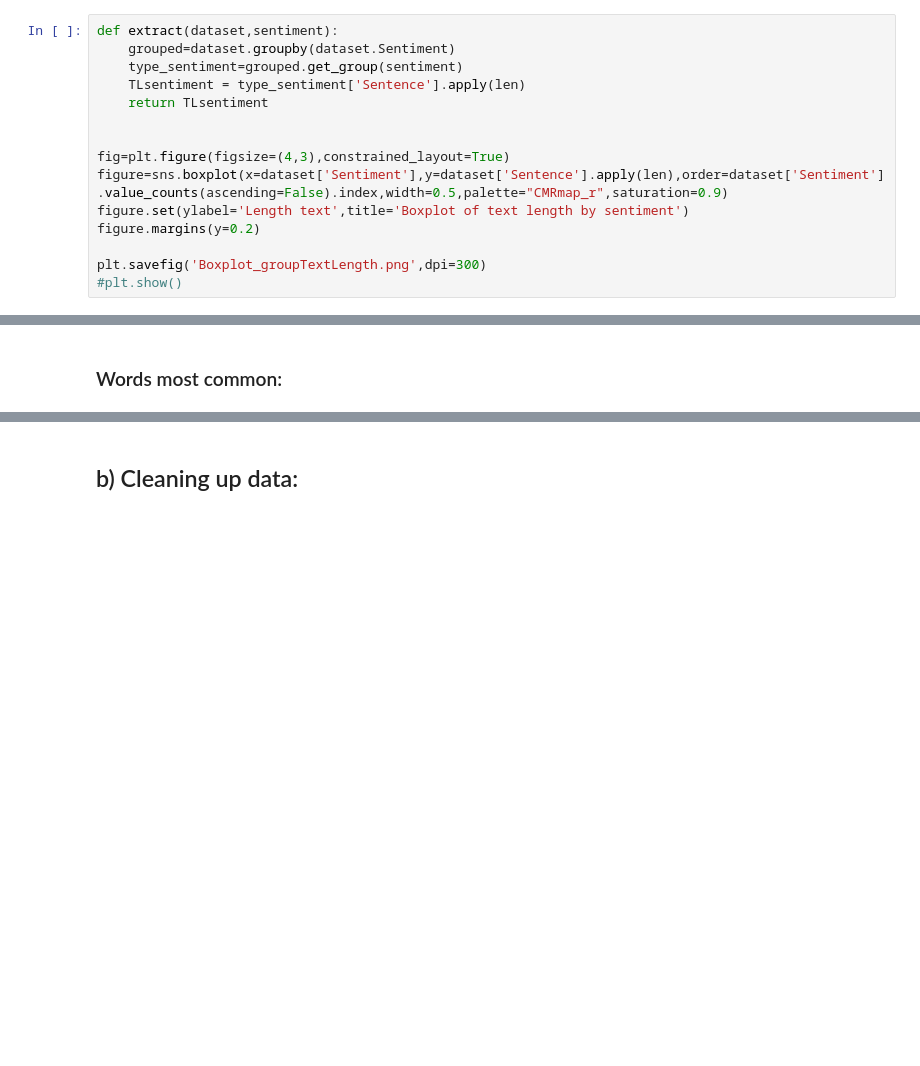
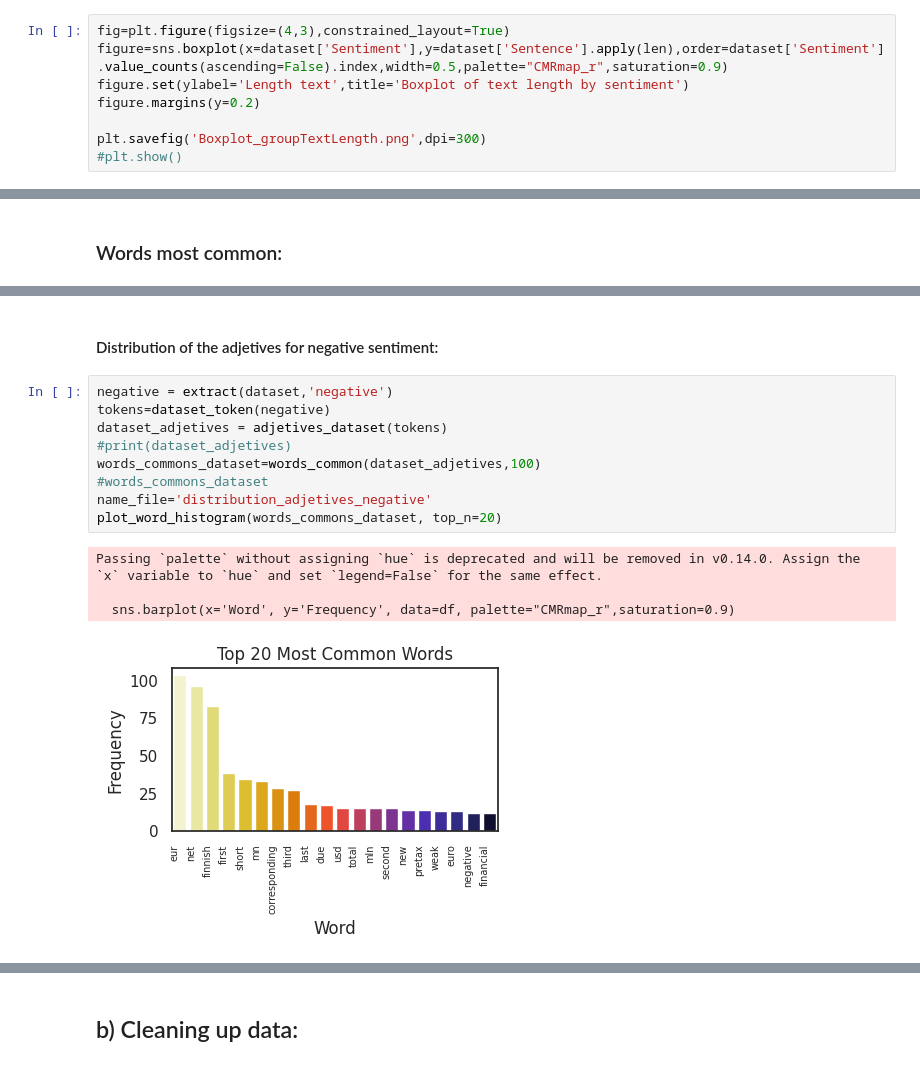
Before and after one commit to josuhinrichs/mandacaru-desafio2, a Jupyter notebook: desafio2.ipynb, the cells around one changed output, grey strips where cells are left out. Cells and saved outputs as stored; diff of their text form; blank space fills up the shorter version.

```diff
--- a/desafio2.ipynb
+++ b/desafio2.ipynb
@@ -143,13 +163,6 @@ plt.show()
 ### - Length of the text by group:
 We classify the text by sentiment and obtain the length of the text:
 # %%
-def extract(dataset,sentiment):
-    grouped=dataset.groupby(dataset.Sentiment)
-    type_sentiment=grouped.get_group(sentiment)
-    TLsentiment = type_sentiment['Sentence'].apply(len)
-    return TLsentiment
-
-
 fig=plt.figure(figsize=(4,3),constrained_layout=True)
 figure=sns.boxplot(x=dataset['Sentiment'],y=dataset['Sentence'].apply(len),order=dataset['Sentiment'].value_counts(ascending=False).index,width=0.5,palette="CMRmap_r",saturation=0.9)
 figure.set(ylabel='Length text',title='Boxplot of text length by sentiment')
@@ -193,0 +283,16 @@ FreqDist({'eur': 1284, 'company': 809, 'mn': 729, 'profit': 568, 'sales': 560, '
+# %% [markdown]
+#### Distribution of the adjetives for negative sentiment:
+# %%
+negative = extract(dataset,'negative')
+tokens=dataset_token(negative)
+dataset_adjetives = adjetives_dataset(tokens)
+#print(dataset_adjetives)
+words_commons_dataset=words_common(dataset_adjetives,100)
+#words_commons_dataset
+name_file='distribution_adjetives_negative'
+plot_word_histogram(words_commons_dataset, top_n=20)
+# %% [output]
+Passing `palette` without assigning `hue` is deprecated and will be removed in v0.14.0. Assign the `x` variable to `hue` and set `legend=False` for the same effect.
+
+  sns.barplot(x='Word', y='Frequency', data=df, palette="CMRmap_r",saturation=0.9)
+[figure, added]
```
Also changed, not shown: parts of 12 cells of this notebook, 3 other files.
